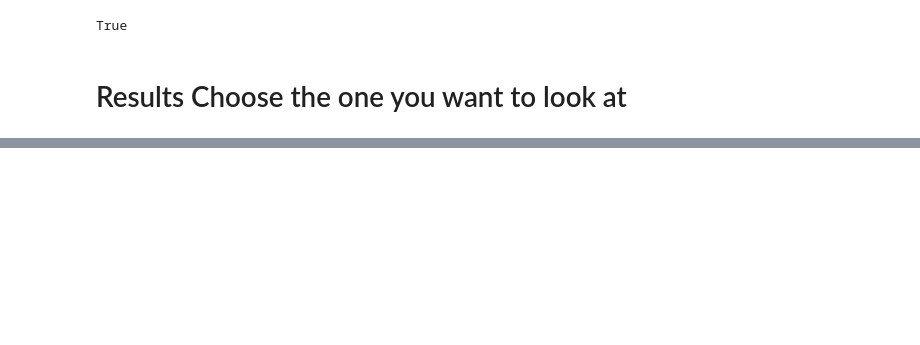
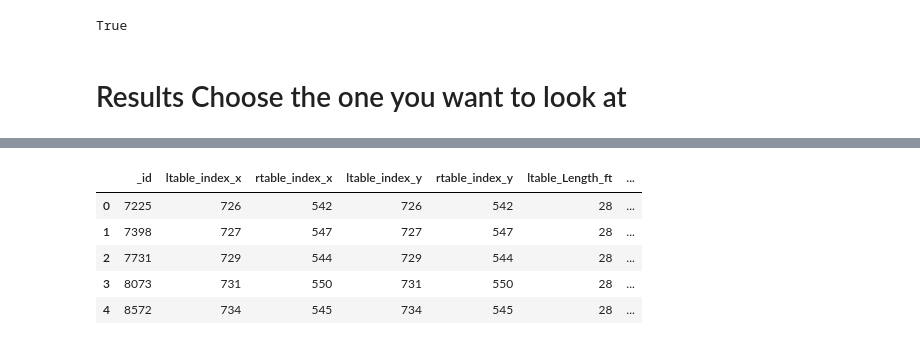
Before and after one commit to Secrets-Seep-Pie/bigDataPirates, a Jupyter notebook: blockered.ipynb, the cells around one changed output, grey strips where cells are left out. Drawn from its saved outputs; the diff is of its cells as text; code cells hidden in the pictures; blank space fills up the shorter version.

```diff
--- a/blockered.ipynb
+++ b/blockered.ipynb
@@ -569,0 +691,3 @@ False negatives : 3 (out of 25 negative predictions)
+# %%
+
+Matches1 = Matches[['_id', 'ltable_index', 'rtable_index']]
@@ -569,0 +706,11 @@ False negatives : 3 (out of 25 negative predictions)
+# %%
+Matches2 = pd.merge(Matches1, C4, on='_id', how='inner')
+# %%
+Matches2.head()
+# %% [output]
+|  | _id | ltable_index_x | rtable_index_x | ltable_index_y | rtable_index_y | ltable_Length_ft | ... |
+| 0 | 7225 | 726 | 542 | 726 | 542 | 28 | ... |
+| 1 | 7398 | 727 | 547 | 727 | 547 | 28 | ... |
+| 2 | 7731 | 729 | 544 | 729 | 544 | 28 | ... |
+| 3 | 8073 | 731 | 550 | 731 | 550 | 28 | ... |
+| 4 | 8572 | 734 | 545 | 734 | 545 | 28 | ... |
```
Also changed, not shown: parts of 33 cells of this notebook, 4 other files.
